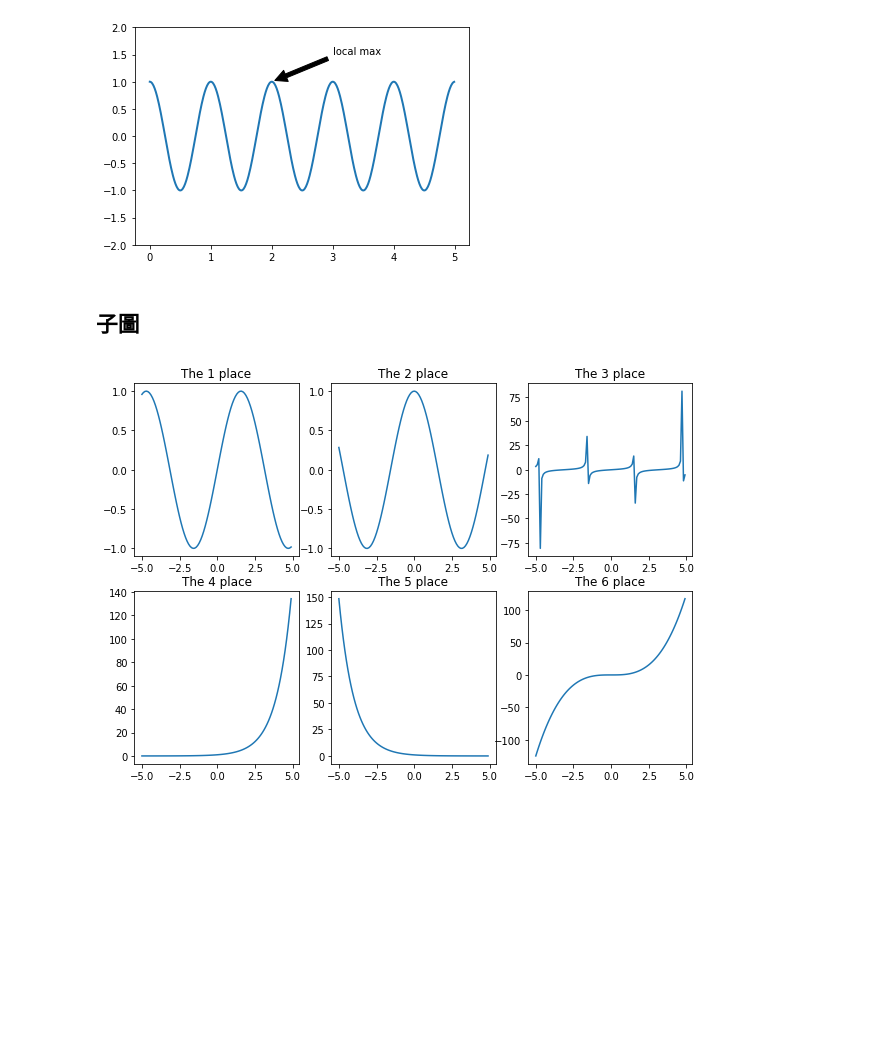
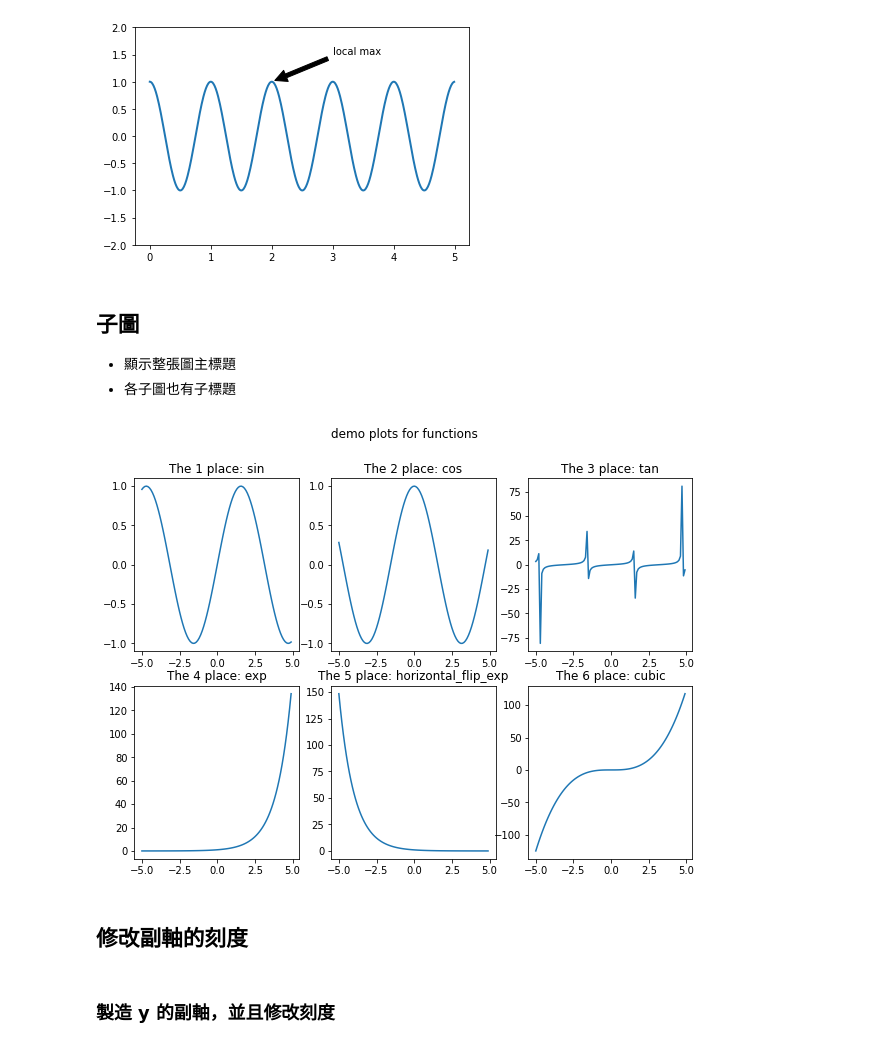
Before and after one commit to yurei79601/PythonNotes, a Jupyter notebook: plot_notes/matplotlib_examples.ipynb, the cells around one changed output. Saved outputs shown, nothing was run; the diff lists cells and outputs as text; code cells hidden in the pictures; blank space fills up the shorter version.

```diff
--- a/plot_notes/matplotlib_examples.ipynb
+++ b/plot_notes/matplotlib_examples.ipynb
@@ -122,16 +123,30 @@ plt.show()
 [figure]
 # %% [markdown]
 ## 子圖
+* 顯示整張圖主標題
+* 各子圖也有子標題
+# %%
+def horizontal_flip_exp(x):
+    return np.exp(-x)
+
+def cubic(x):
+    return x ** 3
+# %%
+x_list = np.arange(-5, 5, 0.1)
+function_list = [
+    np.sin, np.cos, np.tan, np.exp, horizontal_flip_exp, cubic
+]
 # %%
 plt.figure(figsize=(10, 7))
-
-x_list = np.arange(-5, 5, 0.1)
-function_list = [np.sin, np.cos, np.tan, np.exp, lambda x: np.exp(-x), lambda x: x**3]
-
 for i, f in zip(range(1, 7), function_list):
     plt.subplot(2, 3, i)
-    plt.title(f"The {i} place")
+    plt.title(f"The {i} place: {f.__name__}")
     plt.plot(x_list, f(x_list))
+plt.suptitle('demo plots for functions')
 plt.show()
 # %% [output]
-[figure, old version]
+[figure, new version]
+# %% [markdown]
+## 修改副軸的刻度
+# %% [markdown]
+### 製造 y 的副軸，並且修改刻度
```
Also changed, not shown: parts of 6 cells of this notebook.
